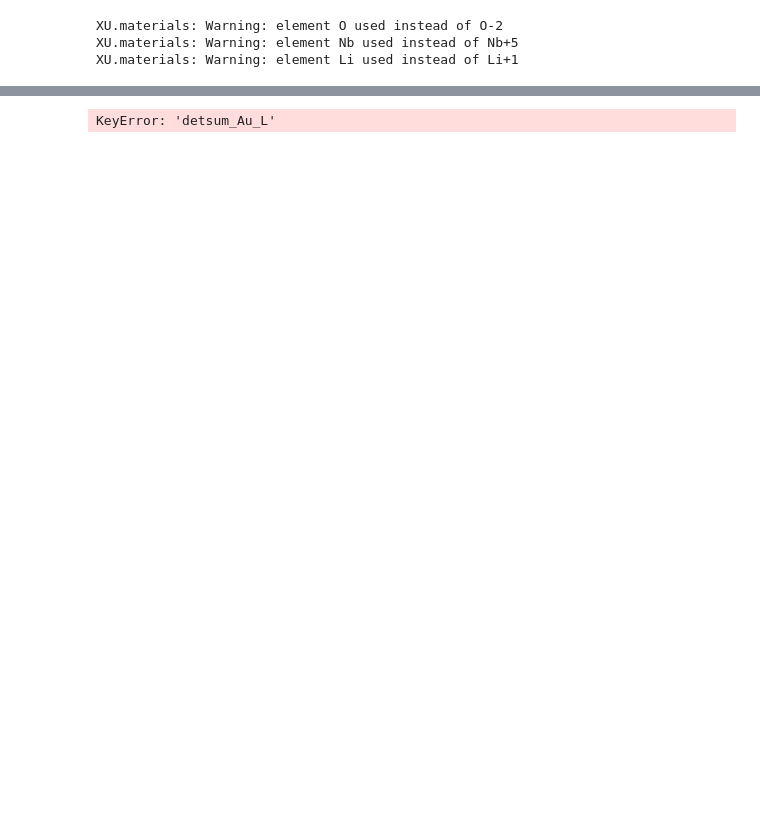
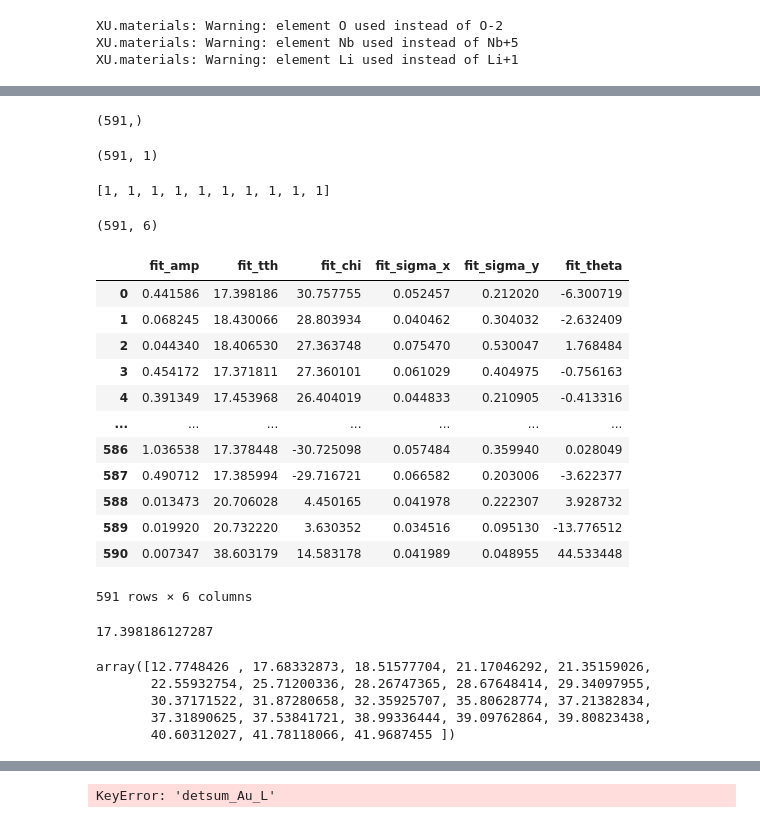
Before and after one commit to emusterman/xrdmaptools, a Jupyter notebook: testing_notebooks/XRDMap_class.ipynb, the cells around one changed output, grey strips where cells are left out. Saved outputs shown, nothing was run; the diff lists cells and outputs as text; code cells hidden in the pictures; blank space fills up the shorter version.

Commit message:
updated base class and new spot search

```diff
--- a/testing_notebooks/XRDMap_class.ipynb
+++ b/testing_notebooks/XRDMap_class.ipynb
@@ -251,0 +261,13 @@ blob_df_lst = parallel_loop(dask_find_blobs, iterable)
+# %%
+data = label_nearest_spots(spots, max_dist=20, max_neighbors=np.inf)
+print(len(np.unique(data[:, -1])))
+
+new_spots = []
+
+for label in np.unique(data[:, -1]):
+    if label in data[:, -1]:
+        new_spot = np.mean(data[data[:, -1] == label][:, :-1], axis=0)
+        new_spot = np.round(new_spot, 0).astype(np.int32)
+        new_spots.append(new_spot)
+
+new_spots = np.asarray(new_spots)
@@ -251,0 +317,6 @@ blob_df_lst = parallel_loop(dask_find_blobs, iterable)
+# %%
+for spot in spots:
+    if labels[*spot] == 0:
+        labels[blob_img == blob_img[*spot]] = (np.max(labels) + 1)
+
+blob_img = labels
@@ -251,0 +398,5 @@ blob_df_lst = parallel_loop(dask_find_blobs, iterable)
+# %%
+new_popt = full_popt.reshape(len(full_popt) // 6, 6)
+trimmed_popt = new_popt[new_popt[:, 0] > np.median(image[image != 0]) + 10 * bkg_noise].flatten()
+fit_popt = list(trimmed_popt)
+fit_popt.insert(0, np.median(image[image != 0]))
@@ -251,0 +420,53 @@ blob_df_lst = parallel_loop(dask_find_blobs, iterable)
+# %%
+np.ones(591).shape
+# %% [output]
+(591,)
+# %%
+(offsets.reshape(*offsets.shape, 1)).shape
+# %% [output]
+(591, 1)
+# %%
+[1,] * 10
+# %% [output]
+[1, 1, 1, 1, 1, 1, 1, 1, 1, 1]
+# %%
+spot_popt.shape
+# %% [output]
+(591, 6)
+# %%
+df_labels = ['fit_amp', 'fit_tth', 'fit_chi', 'fit_sigma_x', 'fit_sigma_y', 'fit_theta']
+spot_popt = np.array(fit_popt[1:]).reshape(len(fit_popt[1:]) // 6, 6)
+
+spot_dict = dict(zip(df_labels, spot_popt.T))
+
+spot_df = pd.DataFrame.from_dict(spot_dict)
+# %%
+spot_df
+# %% [output]
+|  | fit_amp | fit_tth | fit_chi | fit_sigma_x | fit_sigma_y | fit_theta |
+| 0 | 0.441586 | 17.398186 | 30.757755 | 0.052457 | 0.212020 | -6.300719 |
+| 1 | 0.068245 | 18.430066 | 28.803934 | 0.040462 | 0.304032 | -2.632409 |
+| 2 | 0.044340 | 18.406530 | 27.363748 | 0.075470 | 0.530047 | 1.768484 |
+| 3 | 0.454172 | 17.371811 | 27.360101 | 0.061029 | 0.404975 | -0.756163 |
+| 4 | 0.391349 | 17.453968 | 26.404019 | 0.044833 | 0.210905 | -0.413316 |
+| ... | ... | ... | ... | ... | ... | ... |
+| 586 | 1.036538 | 17.378448 | -30.725098 | 0.057484 | 0.359940 | 0.028049 |
+| 587 | 0.490712 | 17.385994 | -29.716721 | 0.066582 | 0.203006 | -3.622377 |
+| 588 | 0.013473 | 20.706028 | 4.450165 | 0.041978 | 0.222307 | 3.928732 |
+| 589 | 0.019920 | 20.732220 | 3.630352 | 0.034516 | 0.095130 | -13.776512 |
+| 590 | 0.007347 | 38.603179 | 14.583178 | 0.041989 | 0.048955 | 44.533448 |
+591 rows × 6 columns
+# %%
+for index, spot in spot_df.iterrows():
+    print(spot['fit_tth'])
+    break
+# %% [output]
+17.398186127287
+# %%
+test.phases['LiNbO3 161'].reflections['tth']
+# %% [output]
+array([12.7748426 , 17.68332873, 18.51577704, 21.17046292, 21.35159026,
+       22.55932754, 25.71200336, 28.26747365, 28.67648414, 29.34097955,
+       30.37171522, 31.87280658, 32.35925707, 35.80628774, 37.21382834,
+       37.31890625, 37.53841721, 38.99336444, 39.09762864, 39.80823438,
+       40.60312027, 41.78118066, 41.9687455 ])
```
Also changed, not shown: parts of 62 cells of this notebook, 8 other files.
